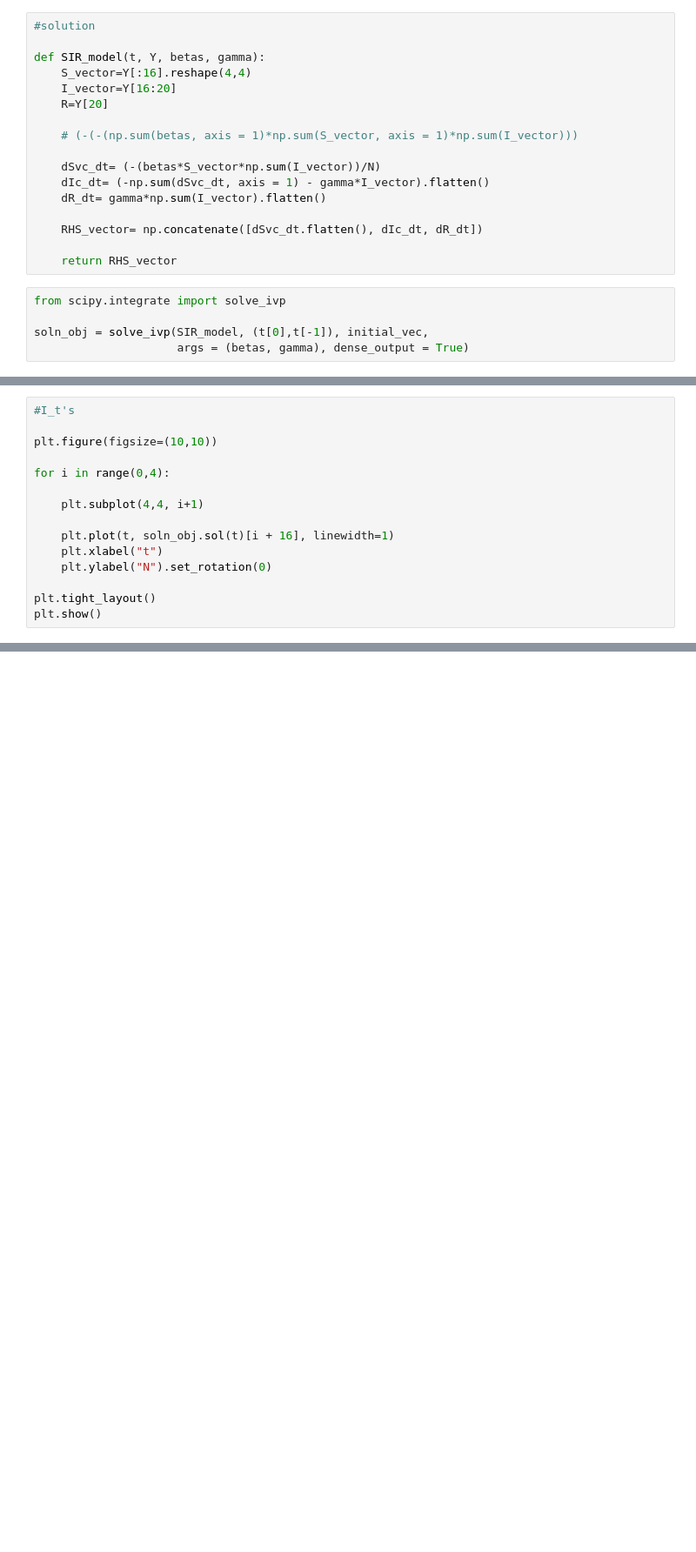
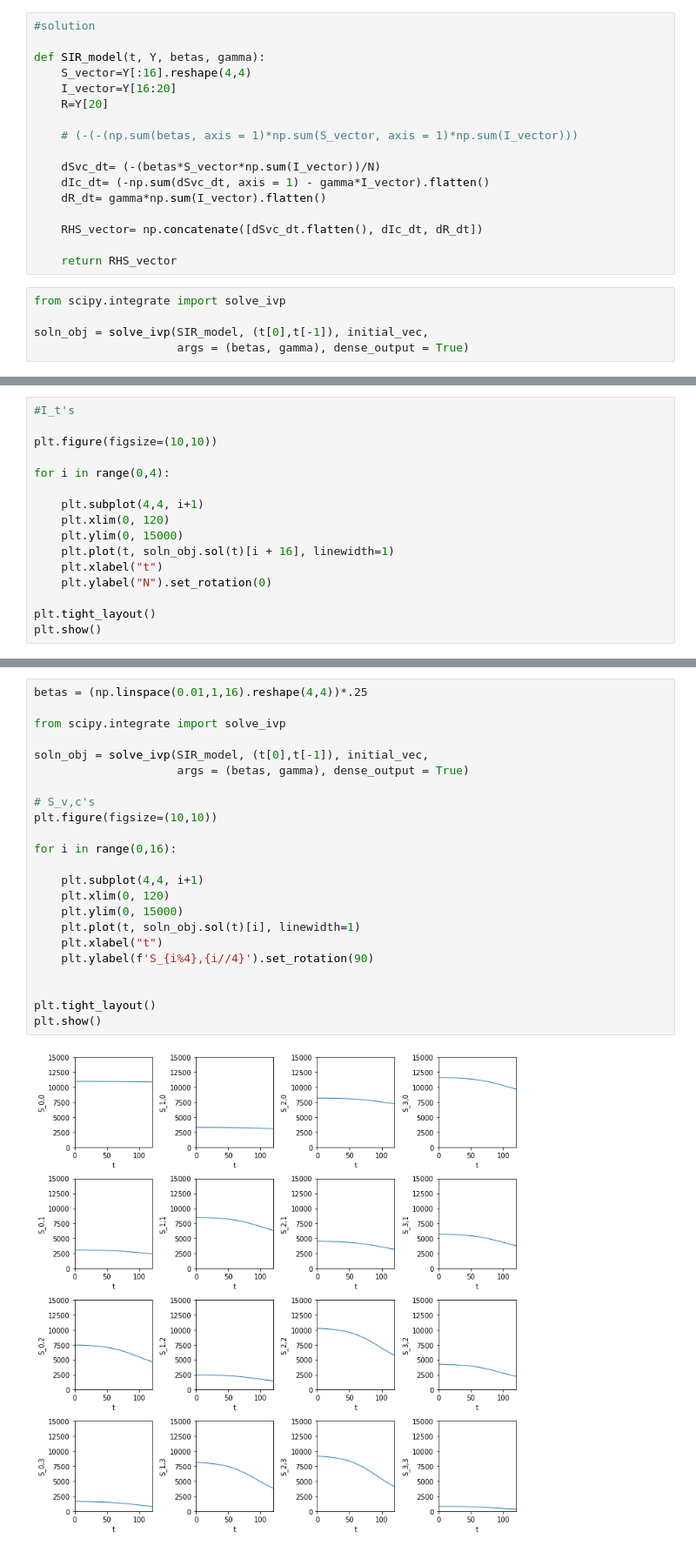
Before and after one commit to rtora/Monitoring-COVID-19-Infections-through-Wastewater-Surveillance, a Jupyter notebook: Part1.ipynb, the cells around one changed output, grey strips where cells are left out. Shown at 87% size. Saved outputs shown, nothing was run; the diff lists cells and outputs as text; blank space fills up the shorter version.

```diff
--- a/Part1.ipynb
+++ b/Part1.ipynb
@@ -65,7 +85,8 @@ plt.figure(figsize=(10,10))
 for i in range(0,4):
 
     plt.subplot(4,4, i+1)
-
+    plt.xlim(0, 120)
+    plt.ylim(0, 15000)
     plt.plot(t, soln_obj.sol(t)[i + 16], linewidth=1)
     plt.xlabel("t")
     plt.ylabel("N").set_rotation(0)
@@ -83,0 +112,25 @@ plt.ylabel("N").set_rotation(0)
+# %%
+betas = (np.linspace(0.01,1,16).reshape(4,4))*.25
+
+from scipy.integrate import solve_ivp
+
+soln_obj = solve_ivp(SIR_model, (t[0],t[-1]), initial_vec,
+                     args = (betas, gamma), dense_output = True)
+
+# S_v,c's
+plt.figure(figsize=(10,10))
+
+for i in range(0,16):
+
+    plt.subplot(4,4, i+1)
+    plt.xlim(0, 120)
+    plt.ylim(0, 15000)
+    plt.plot(t, soln_obj.sol(t)[i], linewidth=1)
+    plt.xlabel("t")
+    plt.ylabel(f'S_{i%4},{i//4}').set_rotation(90)
+
+
+plt.tight_layout()
+plt.show()
+# %% [output]
+[figure, added]
```
Also changed, not shown: parts of 11 cells of this notebook.
